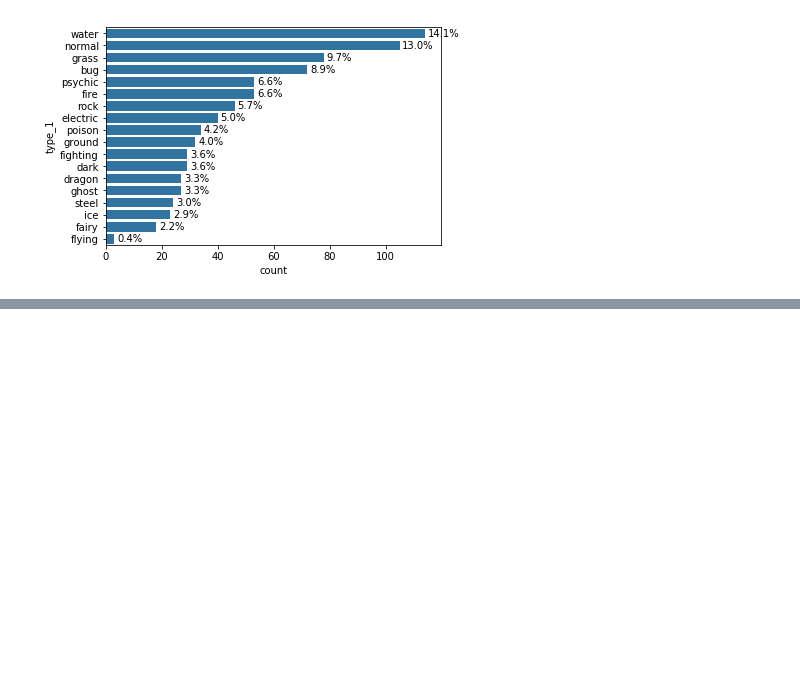
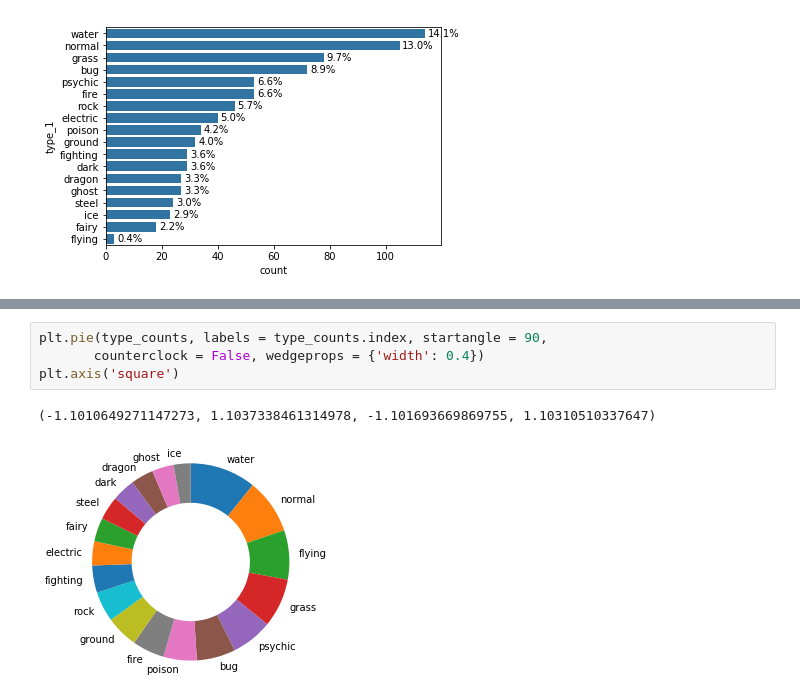
Before and after one commit to gong-mengyan/Udacity-Data-Analyst-Nanodegree, a Jupyter notebook: Project_5_Data visualization/Data visualization.ipynb, the cells around one changed output, grey strips where cells are left out. Drawn from its saved outputs; the diff is of its cells as text; blank space fills up the shorter version.

```diff
--- a/Project_5_Data visualization/Data visualization.ipynb
+++ b/Project_5_Data visualization/Data visualization.ipynb
@@ -74,0 +98,7 @@ for i in range(type_counts.shape[0]):
+# %%
+plt.pie(type_counts, labels = type_counts.index, startangle = 90,
+       counterclock = False, wedgeprops = {'width': 0.4})
+plt.axis('square')
+# %% [output]
+(-1.1010649271147273, 1.1037338461314978, -1.101693669869755, 1.10310510337647)
+[figure, added]
```
Also changed, not shown: parts of 16 cells of this notebook.
